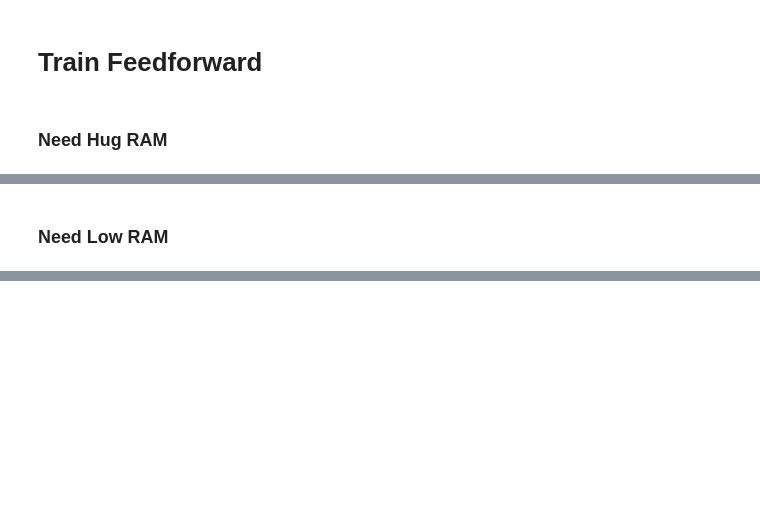
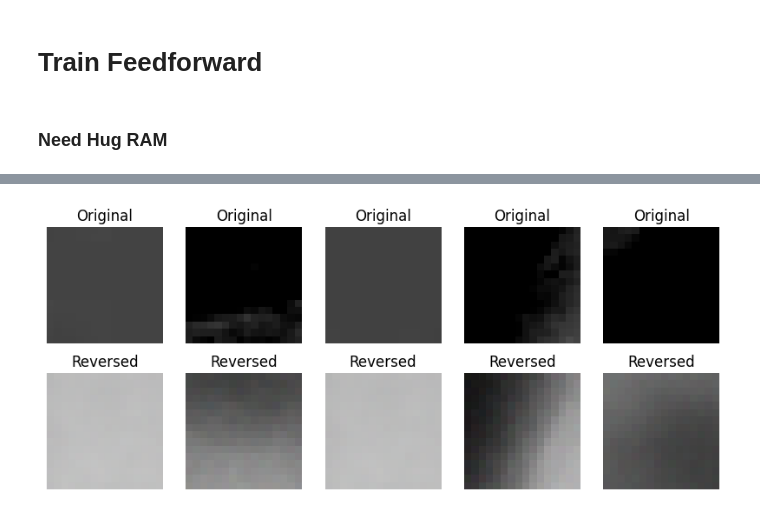
Before and after one commit to SMSajadi99/Nerual-Network, a Jupyter notebook: Untitled1.ipynb, the cells around one changed output, grey strips where cells are left out. Drawn from its saved outputs; the diff is of its cells as text; code cells hidden in the pictures; blank space fills up the shorter version.

```diff
--- a/Untitled1.ipynb
+++ b/Untitled1.ipynb
@@ -437,5 +478,3 @@ model.save('image_translation_model.h5')
-# %% [markdown]
-### Need Low RAM
 # %%
 import os
 import numpy as np
@@ -443,61 +482,84 @@ import tensorflow as tf
 from tensorflow import keras
 from tensorflow.keras import layers
 
-def image_generator(input_folder, output_folder, batch_size=32):
-    input_files = [f for f in os.listdir(input_folder) if os.path.isfile(os.path.join(input_folder, f))]
+def reverse_image_generator(input_folder, output_folder, batch_size=32):
+    output_files = [f for f in os.listdir(output_folder) if os.path.isfile(os.path.join(output_folder, f))]
     while True:
-        batch_input_files = np.random.choice(input_files, size=batch_size, replace=False)
+        batch_output_files = np.random.choice(output_files, size=batch_size, replace=False)
 
         input_images = []
         output_images = []
 
-        for f in batch_input_files:
+        for f in batch_output_files:
             input_path = os.path.join(input_folder, f)
             output_path = os.path.join(output_folder, f)
 
             # Check if both input and output files exist
             if os.path.exists(input_path) and os.path.exists(output_path):
-                input_img = tf.keras.preprocessing.image.load_img(input_path, target_size=(64, 64))
+                input_img = tf.keras.preprocessing.image.load_img(input_path, target_size=(16, 16))  # Change target size to (16, 16)
                 input_img = tf.keras.preprocessing.image.img_to_array(input_img) / 255.0
                 input_images.append(input_img)
 
-                output_img = tf.keras.preprocessing.image.load_img(output_path, target_size=(64, 64))
+                output_img = tf.keras.preprocessing.image.load_img(output_path, target_size=(16, 16))  # Change target size to (16, 16)
                 output_img = tf.keras.preprocessing.image.img_to_array(output_img) / 255.0
                 output_images.append(output_img)
 
         input_images = np.array(input_images)
         output_images = np.array(output_images)
 
-        yield input_images, output_images
+        yield output_images, input_images
 
+# Load the previously trained model
+trained_model = keras.models.load_model('image_translation_model.h5')
 
-# Set the input and output folders
-input_folder = 'img-tr'
-output_folder = 'img-com'
-
-# Define the neural network model
-model = keras.Sequential([
-    layers.Flatten(input_shape=(64, 64, 3)),
+# Create a new model with the same architecture but with the weights of the trained model
+reverse_model = keras.Sequential([
+    layers.Flatten(input_shape=(16, 16, 3)),  # Change input shape to (16, 16, 3)
     layers.Dense(256, activation='relu'),
-    layers.Dense(64, activation='relu'),
+    layers.Dense(16, activation='relu'),
     layers.Dense(256, activation='relu'),
-    layers.Dense(64 * 64 * 3, activation='sigmoid'),
-    layers.Reshape((64, 64, 3)),
+    layers.Dense(16 * 16 * 3, activation='sigmoid'),  # Change output shape to (16 * 16 * 3)
+    layers.Reshape((16, 16, 3)),
 ])
 
-# Compile the model
-model.compile(optimizer='adam', loss='mean_squared_error')
+# Set the weights of the new model to be the same as the trained model
+reverse_model.set_weights(trained_model.get_weights())
 
-# Train the model using the generator
+# Compile the reverse model
+reverse_model.compile(optimizer='adam', loss='mean_squared_error')
+
+# Train the reverse model
 batch_size = 32
-steps_per_epoch = len(os.listdir(input_folder)) // batch_size
-model.fit_generator(
-    image_generator(input_folder, output_folder, batch_size),
+steps_per_epoch = len(os.listdir('img-com')) // batch_size
+reverse_model.fit_generator(
+    reverse_image_generator('img-tr', 'img-com', batch_size),
     epochs=10,
     steps_per_epoch=steps_per_epoch
 )
 
-# Save the trained model
-model.save('image_translation_model.h5')
+# Create a generator for 'img-com' to use for generating reversed images
+reverse_generator = reverse_image_generator('img-tr', 'img-com', batch_size)
+
+# Get a batch of 'img-com' images to use for testing the reverse model
+test_batch = next(reverse_generator)
+input_images_for_testing = test_batch[0]
+
+# Use the reverse model to generate images from 'img-com' to 'img-tr'
+result_images = reverse_model.predict(input_images_for_testing)
+
+# Display the result images
+import matplotlib.pyplot as plt
+
+fig, axes = plt.subplots(2, 5, figsize=(10, 4))
+for i in range(5):
+    axes[0, i].imshow(input_images_for_testing[i])
+    axes[0, i].axis('off')
+    axes[0, i].set_title('Original')
+
+    axes[1, i].imshow(result_images[i])
+    axes[1, i].axis('off')
+    axes[1, i].set_title('Reversed')
+
+plt.show()
 # %% [output]
 Epoch 1/10
@@ -522,0 +586 @@ Epoch 10/10
+[figure, added]
```
Also changed, not shown: parts of 10 cells of this notebook.
